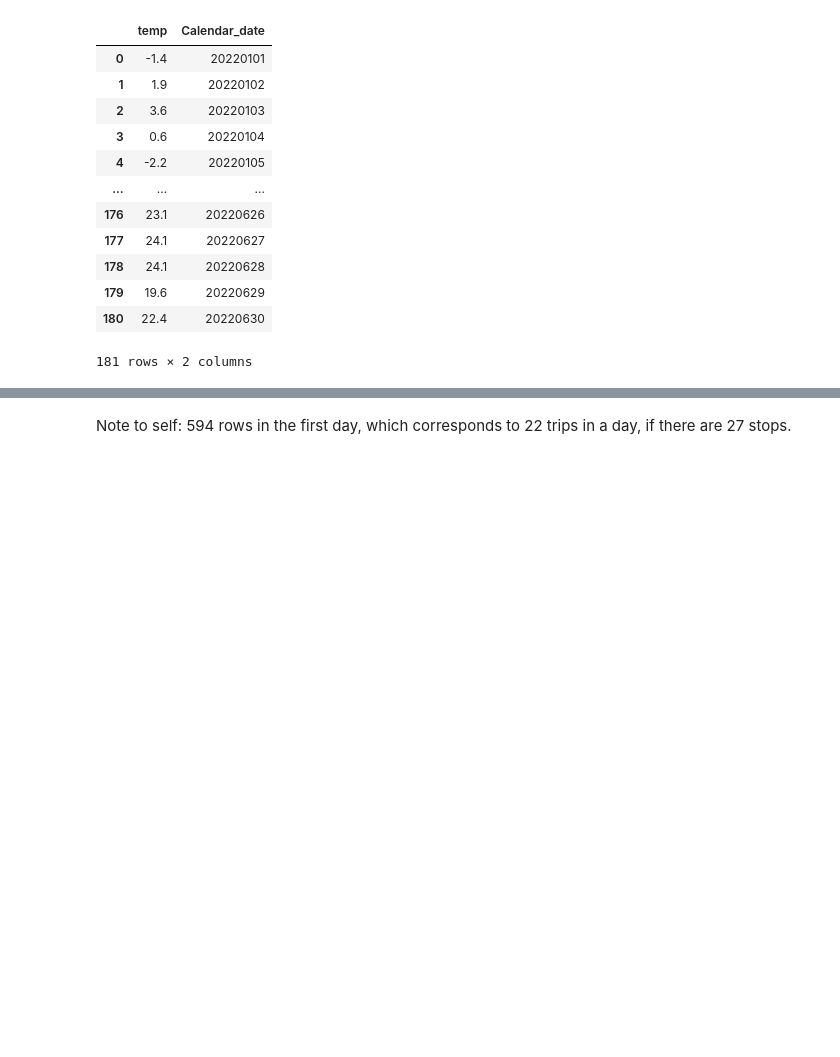
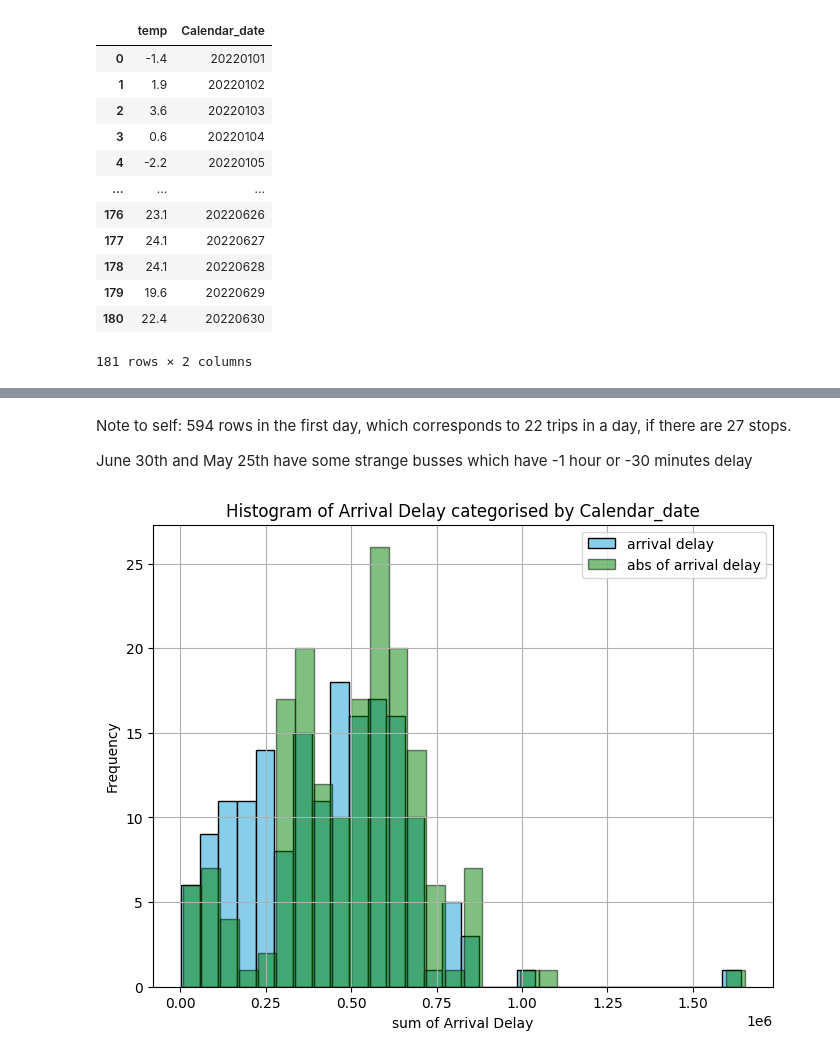
Before and after one commit to Fmazin/AI_Project, a Jupyter notebook: code/main_project_flow.ipynb, the cells around one changed output, grey strips where cells are left out. Cells and saved outputs as stored; diff of their text form; code cells hidden in the pictures; blank space fills up the shorter version.

```diff
--- a/code/main_project_flow.ipynb
+++ b/code/main_project_flow.ipynb
@@ -123,2 +112,22 @@ plt.show()
 # %% [markdown]
 Note to self: 594 rows in the first day, which corresponds to 22 trips in a day, if there are 27 stops.
+
+
+June 30th and May 25th have some strange busses which have -1 hour or -30 minutes delay
+# %%
+Calendar_date_delay = df.groupby('Calendar_date')['arrival_delay'].sum()
+Calendar_date_delay_abs = df.groupby('Calendar_date')['arrival_delay_abs'].sum()
+
+
+plt.figure(figsize=(8, 6))
+plt.hist(Calendar_date_delay, bins=30, color='skyblue', edgecolor='black', label ='arrival delay')
+plt.hist(Calendar_date_delay_abs, bins=30, color='green', edgecolor='black', alpha = 0.5, label ='abs of arrival delay')
+
+plt.legend()
+plt.title('Histogram of Arrival Delay categorised by Calendar_date')
+plt.xlabel('sum of Arrival Delay')
+plt.ylabel('Frequency')
+plt.grid(True)
+plt.show()
+# %% [output]
+[figure, added]
```
Also changed, not shown: parts of 8 cells of this notebook.
